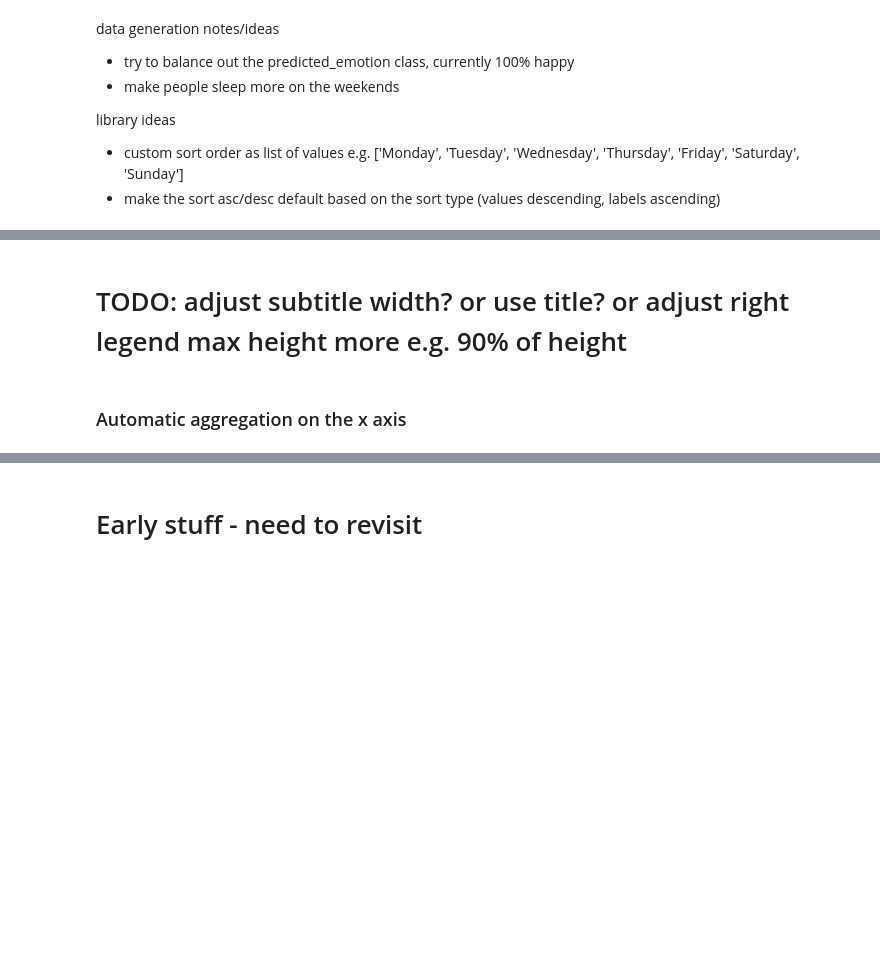
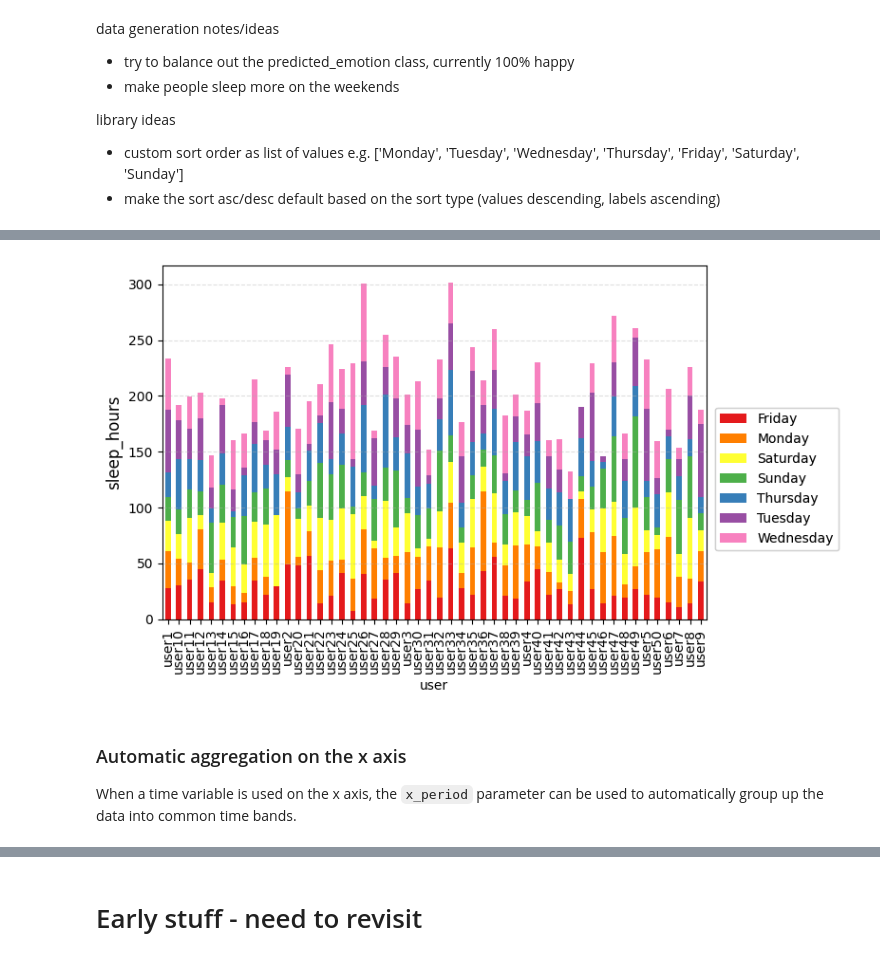
Before and after one commit to alextgould/lazychart, a Jupyter notebook: examples/demo_usage.ipynb, the cells around one changed output, grey strips where cells are left out. Cells and saved outputs as stored; diff of their text form; code cells hidden in the pictures; blank space fills up the shorter version.

```diff
--- a/examples/demo_usage.ipynb
+++ b/examples/demo_usage.ipynb
@@ -170,7 +116,12 @@ cm.bar(data=df, x='weekday', y='sleep_hours', group_by='user', title='Legend at
-# %% [markdown]
-# TODO: adjust subtitle width? or use title? or adjust right legend max height more e.g. 90% of height
+# %%
+# Still works without a title
+cm.bar(data=df, x='user', y='sleep_hours', group_by='weekday', stacking='standard', legend='right')
+# %% [output]
+[figure, added]
 # %% [markdown]
 ### Automatic aggregation on the x axis
+
+When a time variable is used on the x axis, the `x_period` parameter can be used to automatically group up the data into common time bands.
 # %%
 cm.bar(data=df, x='date', x_period='year', y='sleep_hours', group_by='weekday', title='Summary by year', stacking='standard', legend='bottom')
 # %% [output]
```
Also changed, not shown: parts of 40 cells of this notebook, 2 other files.
